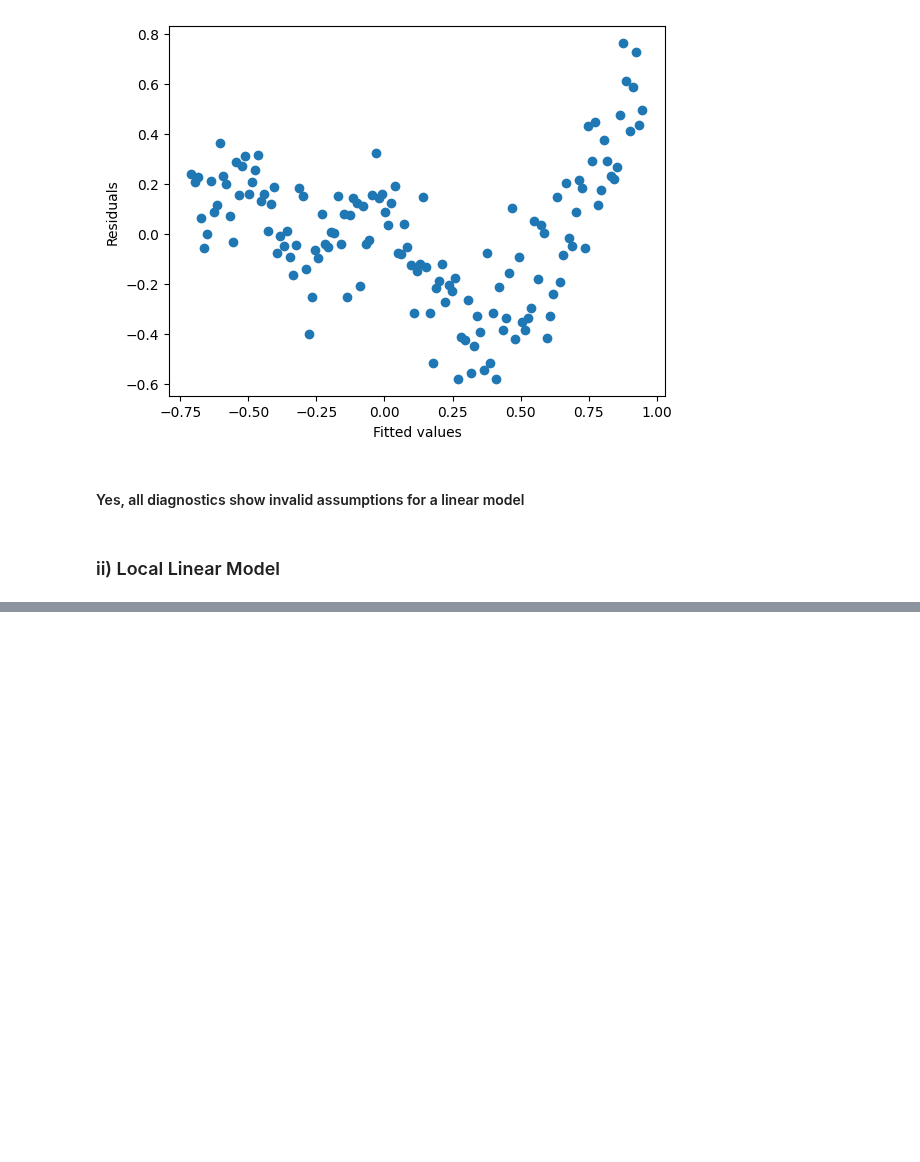
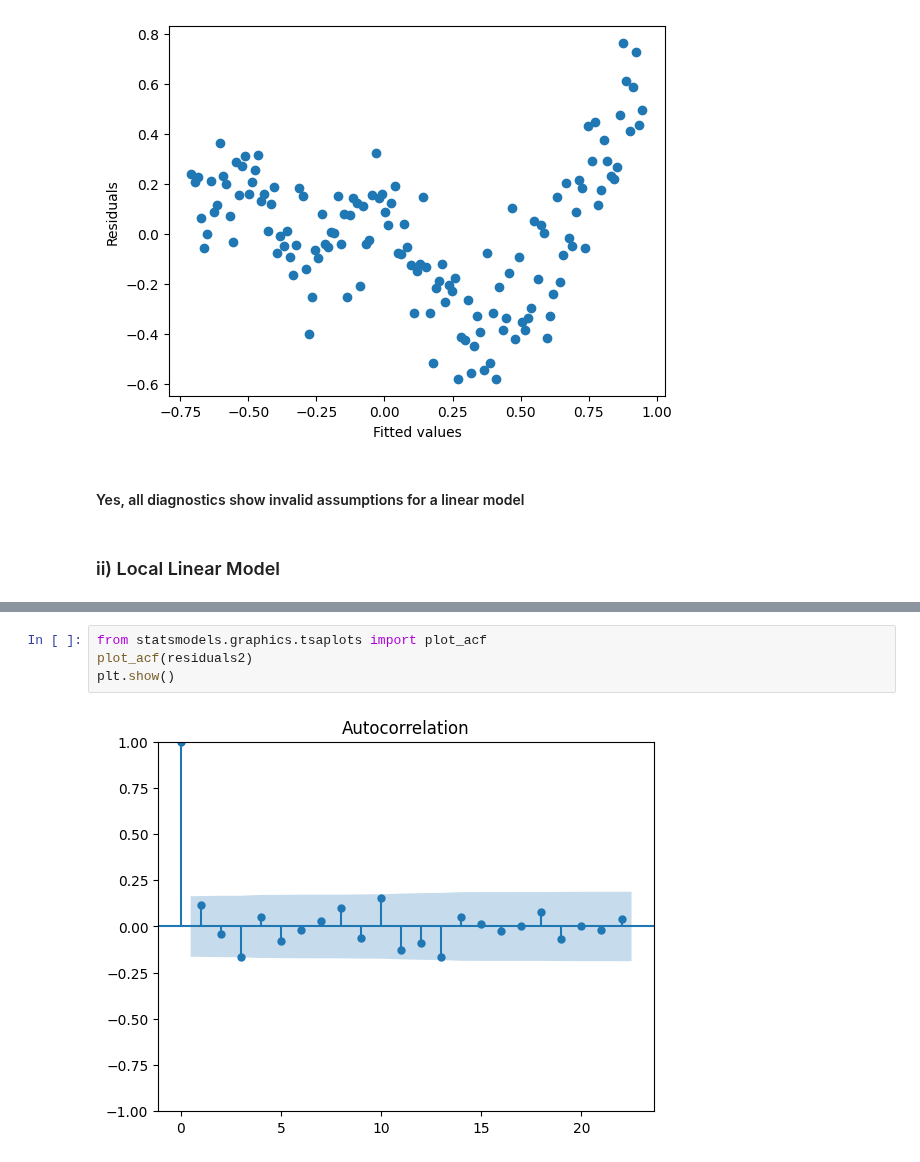
Before and after one commit to jtdocter27/Engineering-Probability---Statistics, a Jupyter notebook: final.ipynb, the cells around one changed output, grey strips where cells are left out. Cells and saved outputs as stored; diff of their text form; blank space fills up the shorter version.

```diff
--- a/final.ipynb
+++ b/final.ipynb
@@ -480,0 +498,6 @@ print(f"Predicted temperature for year {Xp}: {yp}")
+# %%
+from statsmodels.graphics.tsaplots import plot_acf
+plot_acf(residuals2)
+plt.show()
+# %% [output]
+[figure, added]
```
Also changed, not shown: parts of 15 cells of this notebook.
